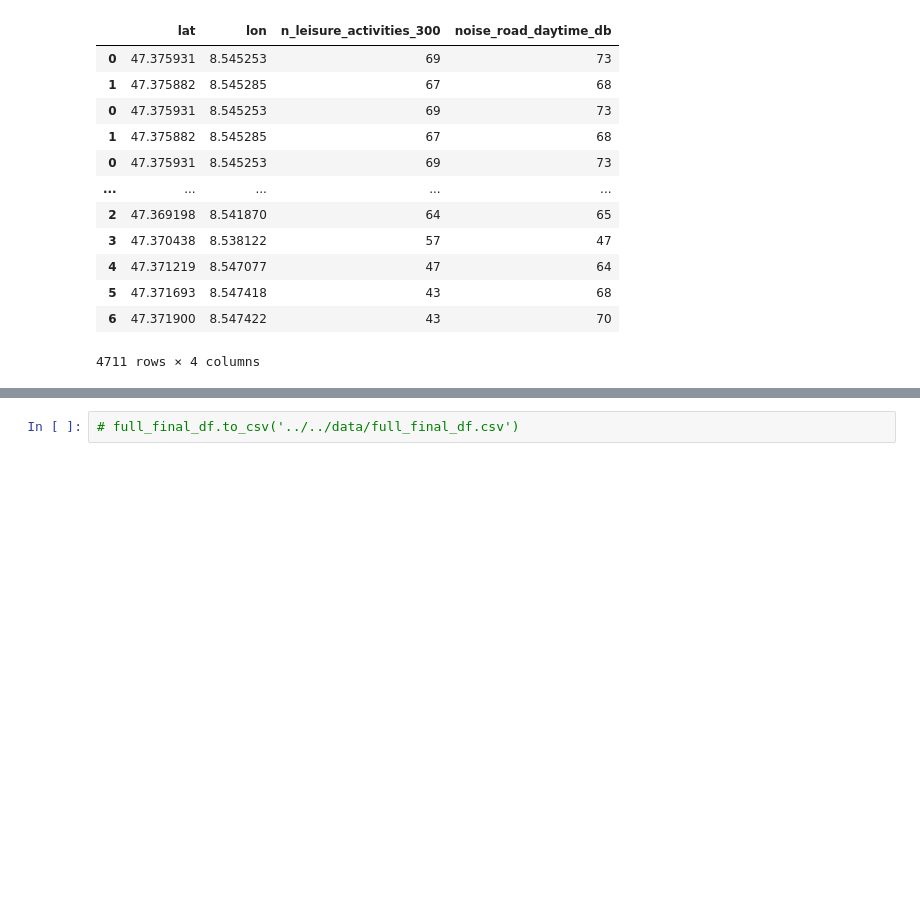
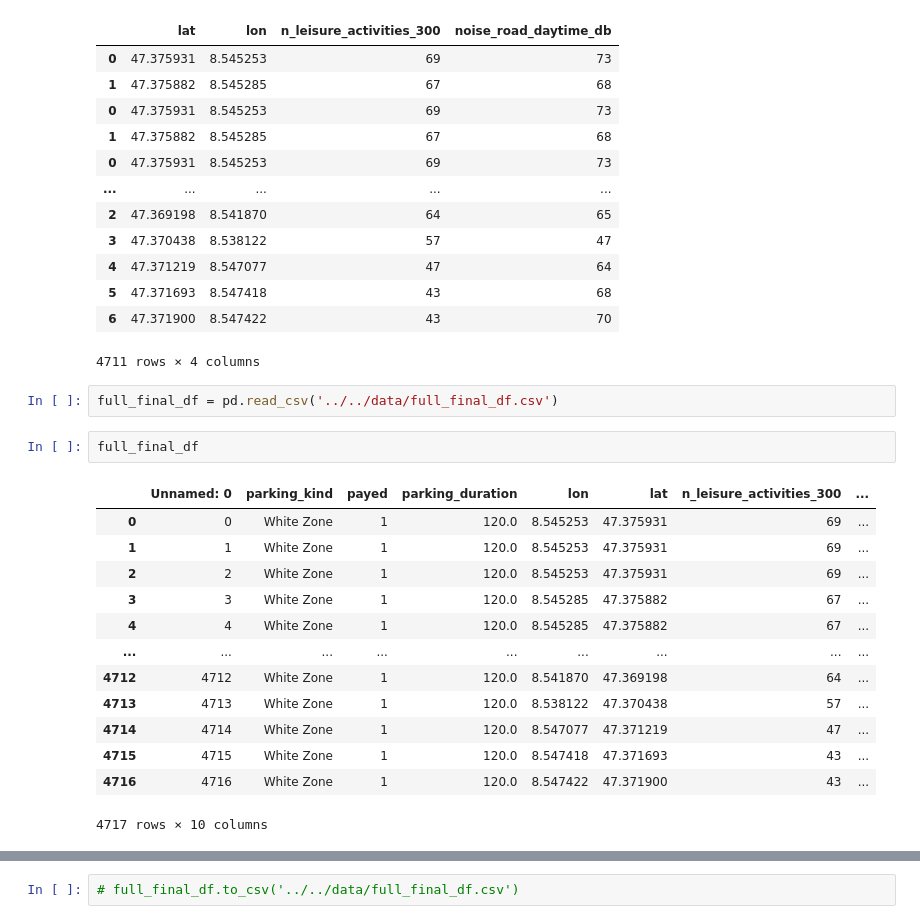
Before and after one commit to jincao1988/DS202308_UrbanParkingZurich, a Jupyter notebook: notebooks/antonio/main.ipynb, the cells around one changed output, grey strips where cells are left out. Cells and saved outputs as stored; diff of their text form; blank space fills up the shorter version.

```diff
--- a/notebooks/antonio/main.ipynb
+++ b/notebooks/antonio/main.ipynb
@@ -160,6 +160,24 @@ full_final_features_df
 | 5 | 47.371693 | 8.547418 | 43 | 68 |
 | 6 | 47.371900 | 8.547422 | 43 | 70 |
 4711 rows × 4 columns
+# %%
+full_final_df = pd.read_csv('../../data/full_final_df.csv')
+# %%
+full_final_df
+# %% [output]
+|  | Unnamed: 0 | parking_kind | payed | parking_duration | lon | lat | n_leisure_activities_300 | ... |
+| 0 | 0 | White Zone | 1 | 120.0 | 8.545253 | 47.375931 | 69 | ... |
+| 1 | 1 | White Zone | 1 | 120.0 | 8.545253 | 47.375931 | 69 | ... |
+| 2 | 2 | White Zone | 1 | 120.0 | 8.545253 | 47.375931 | 69 | ... |
+| 3 | 3 | White Zone | 1 | 120.0 | 8.545285 | 47.375882 | 67 | ... |
+| 4 | 4 | White Zone | 1 | 120.0 | 8.545285 | 47.375882 | 67 | ... |
+| ... | ... | ... | ... | ... | ... | ... | ... | ... |
+| 4712 | 4712 | White Zone | 1 | 120.0 | 8.541870 | 47.369198 | 64 | ... |
+| 4713 | 4713 | White Zone | 1 | 120.0 | 8.538122 | 47.370438 | 57 | ... |
+| 4714 | 4714 | White Zone | 1 | 120.0 | 8.547077 | 47.371219 | 47 | ... |
+| 4715 | 4715 | White Zone | 1 | 120.0 | 8.547418 | 47.371693 | 43 | ... |
+| 4716 | 4716 | White Zone | 1 | 120.0 | 8.547422 | 47.371900 | 43 | ... |
+4717 rows × 10 columns
 # %%
 full_final_df = pd.merge(sub_df_park_filt, full_final_features_df, how='left', on=['lat', 'lon'] )
 full_final_df
```
Also changed, not shown: parts of 9 cells of this notebook, 2 other files.
